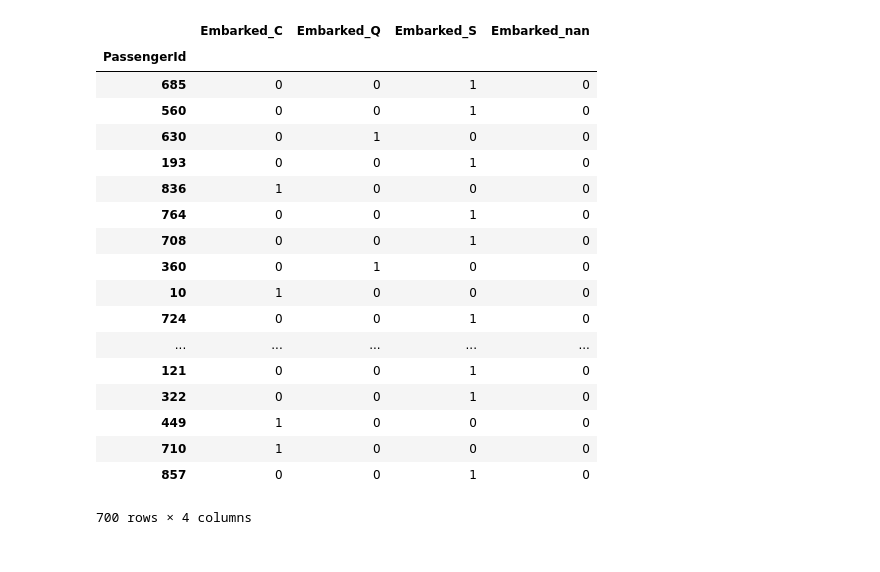
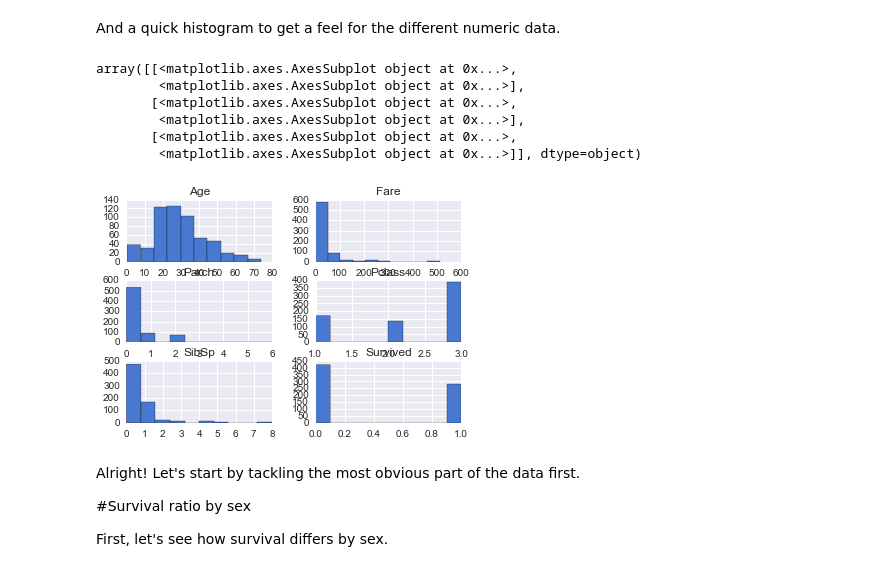
Before and after one commit to Mistborn/titanic, a Jupyter notebook: Titanic.ipynb, the cells around one changed output. Saved outputs shown, nothing was run; the diff lists cells and outputs as text; code cells hidden in the pictures.

```diff
--- a/Titanic.ipynb
+++ b/Titanic.ipynb
@@ -37,25 +38,21 @@ As a first look, let's see how survival differs by sex.
-# %%
-pd.get_dummies(people['Embarked'], prefix='Embarked', dummy_na=True)
-# %% [output]
-|  | Embarked_C | Embarked_Q | Embarked_S | Embarked_nan |
-| PassengerId |  |  |  |  |
-| 685 | 0 | 0 | 1 | 0 |
-| 560 | 0 | 0 | 1 | 0 |
-| 630 | 0 | 1 | 0 | 0 |
-| 193 | 0 | 0 | 1 | 0 |
-| 836 | 1 | 0 | 0 | 0 |
-| 764 | 0 | 0 | 1 | 0 |
-| 708 | 0 | 0 | 1 | 0 |
-| 360 | 0 | 1 | 0 | 0 |
-| 10 | 1 | 0 | 0 | 0 |
-| 724 | 0 | 0 | 1 | 0 |
-| ... | ... | ... | ... | ... |
-| 121 | 0 | 0 | 1 | 0 |
-| 322 | 0 | 0 | 1 | 0 |
-| 449 | 1 | 0 | 0 | 0 |
-| 710 | 1 | 0 | 0 | 0 |
-| 857 | 0 | 0 | 1 | 0 |
-700 rows × 4 columns
+# %% [markdown]
+And a quick histogram to get a feel for the different numeric data.
+# %%
+people.hist()
+# %% [output]
+array([[<matplotlib.axes.AxesSubplot object at 0x...>,
+        <matplotlib.axes.AxesSubplot object at 0x...>],
+       [<matplotlib.axes.AxesSubplot object at 0x...>,
+        <matplotlib.axes.AxesSubplot object at 0x...>],
+       [<matplotlib.axes.AxesSubplot object at 0x...>,
+        <matplotlib.axes.AxesSubplot object at 0x...>]], dtype=object)
+[figure, added]
+# %% [markdown]
+Alright! Let's start by tackling the most obvious part of the data first.
+
+#Survival ratio by sex
+
+First, let's see how survival differs by sex.
 # %%
 gender_survival = people.groupby(['Sex', 'Survived']).size()
 gender_survival
```
Also changed, not shown: parts of 47 cells of this notebook.
